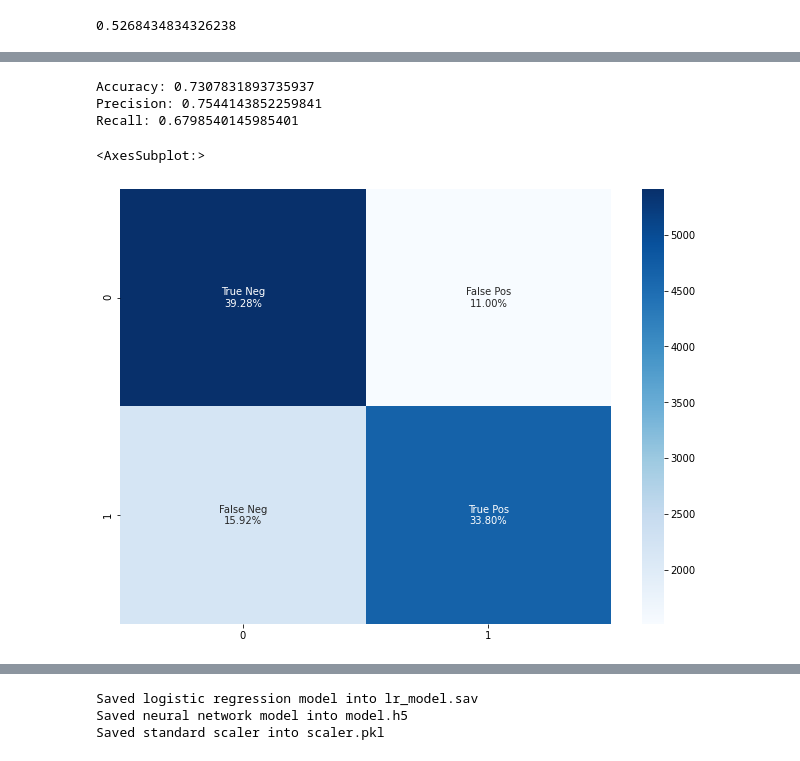
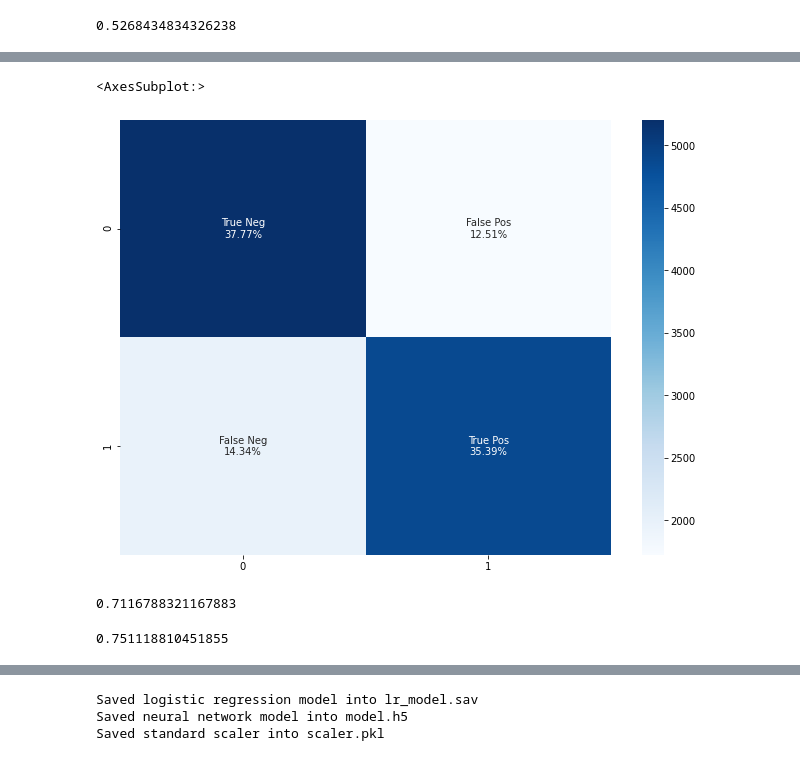
Before and after one commit to marc1730/CVD-Prediction, a Jupyter notebook: Models.ipynb, the cells around one changed output, grey strips where cells are left out. Cells and saved outputs as stored; diff of their text form; code cells hidden in the pictures.

```diff
--- a/Models.ipynb
+++ b/Models.ipynb
@@ -848,17 +841,9 @@ array([[5411, 1516],
-# %%
-print("Accuracy:",metrics.accuracy_score(y_test, nn_pred))
-print("Precision:",metrics.precision_score(y_test, nn_pred))
-print("Recall:",metrics.recall_score(y_test, nn_pred))
-# %% [output]
-Accuracy: 0.7307831893735937
-Precision: 0.7544143852259841
-Recall: 0.6798540145985401
 # %%
 group_names = ['True Neg', 'False Pos', 'False Neg', 'True Pos']
-group_percentages = ["{0:.2%}".format(value) for value in nn_cnf_matrix.flatten()/np.sum(cnf_matrix)]
+group_percentages = ["{0:.2%}".format(value) for value in nn_cnf_matrix.flatten()/np.sum(nn_cnf_matrix)]
 labels = [f"{v1}\n{v2}" for v1, v2 in zip(group_names, group_percentages)]
 labels = np.asarray(labels).reshape(2,2)
 sns.heatmap(nn_cnf_matrix, annot=labels, fmt='', cmap='Blues')
 # %% [output]
 <AxesSubplot:>
-[figure, old version]
+[figure, new version]
@@ -869,3 +850,13 @@ from sklearn.metrics import auc
+# %%
+nn_specificity = nn_cnf_matrix[1,1] / (nn_cnf_matrix[1,0]+ nn_cnf_matrix[1,1])
+nn_specificity
+# %% [output]
+0.7116788321167883
+# %%
+nn_sensitivity = nn_cnf_matrix[0,0] / (nn_cnf_matrix[0,0]+ nn_cnf_matrix[0,1])
+nn_sensitivity
+# %% [output]
+0.751118810451855
 # %%
 y_pred_model = nn_model.predict(X_test).ravel()
 fpr_keras, tpr_keras, thresholds_keras = roc_curve(y_test,y_pred_model)
```
Also changed, not shown: parts of 21 cells of this notebook, 2 other files.
